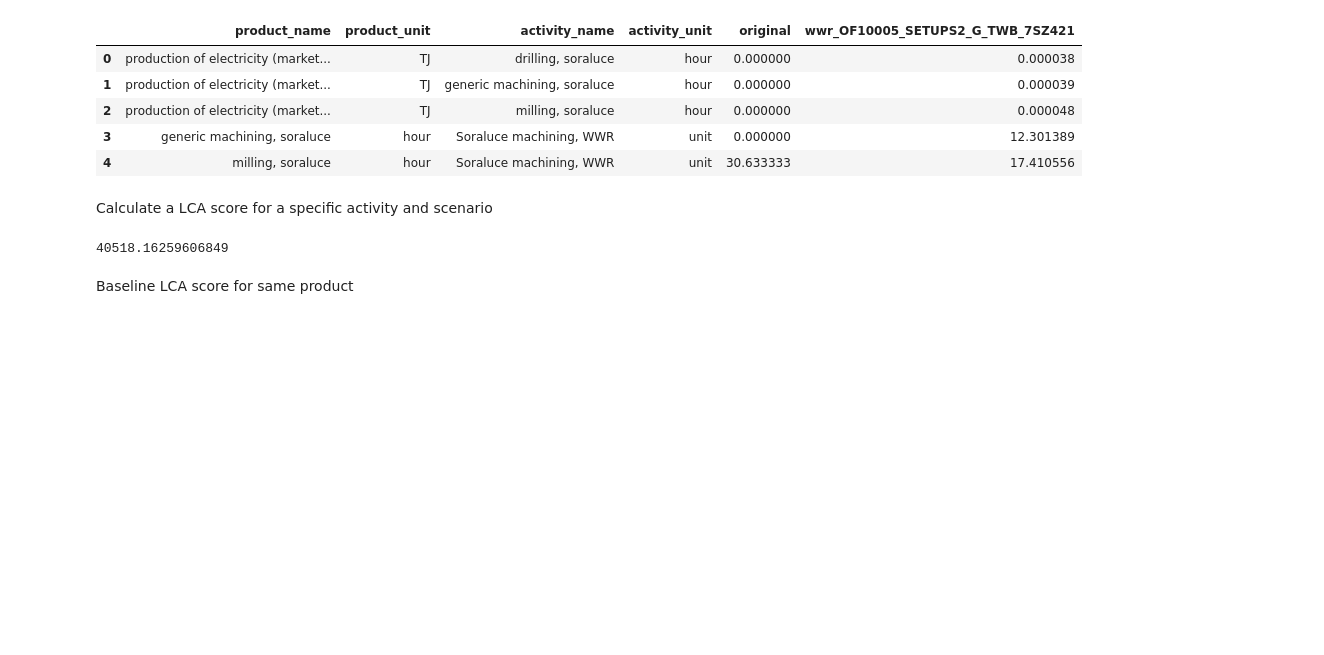
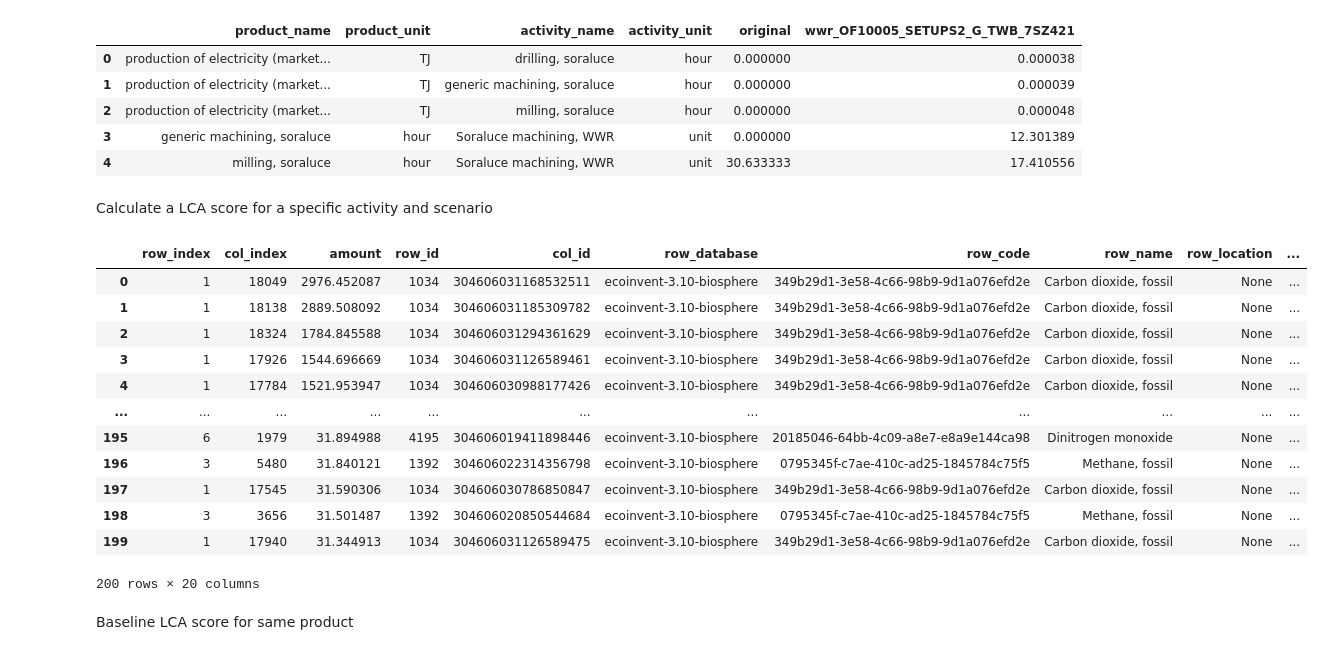
Before and after one commit to 20lca/reed, a Jupyter notebook: scripts/01_REED_analysis.ipynb, the cells around one changed output. Saved outputs shown, nothing was run; the diff lists cells and outputs as text; code cells hidden in the pictures; blank space fills up the shorter version.

```diff
--- a/scripts/01_REED_analysis.ipynb
+++ b/scripts/01_REED_analysis.ipynb
@@ -344,14 +346,28 @@ Calculate a LCA score for a specific activity and scenario
 # %%
 score, lca = lcia_for_activity_with_scenario(
     activity=product_activity,
     method=config.lcia_gwp100,
     scenario_df=full_scenario,
     scenario_col=None,     # "original" or None (for defined scenario)
     amount=demand
 )
 score
+
+lca.to_dataframe()
 # %% [output]
+|  | row_index | col_index | amount | row_id | col_id | row_database | row_code | row_name | row_location | ... |
+| 0 | 1 | 18049 | 2976.452087 | 1034 | 304606031168532511 | ecoinvent-3.10-biosphere | 349b29d1-3e58-4c66-98b9-9d1a076efd2e | Carbon dioxide, fossil | None | ... |
+| 1 | 1 | 18138 | 2889.508092 | 1034 | 304606031185309782 | ecoinvent-3.10-biosphere | 349b29d1-3e58-4c66-98b9-9d1a076efd2e | Carbon dioxide, fossil | None | ... |
+| 2 | 1 | 18324 | 1784.845588 | 1034 | 304606031294361629 | ecoinvent-3.10-biosphere | 349b29d1-3e58-4c66-98b9-9d1a076efd2e | Carbon dioxide, fossil | None | ... |
+| 3 | 1 | 17926 | 1544.696669 | 1034 | 304606031126589461 | ecoinvent-3.10-biosphere | 349b29d1-3e58-4c66-98b9-9d1a076efd2e | Carbon dioxide, fossil | None | ... |
+| 4 | 1 | 17784 | 1521.953947 | 1034 | 304606030988177426 | ecoinvent-3.10-biosphere | 349b29d1-3e58-4c66-98b9-9d1a076efd2e | Carbon dioxide, fossil | None | ... |
+| ... | ... | ... | ... | ... | ... | ... | ... | ... | ... | ... |
+| 195 | 6 | 1979 | 31.894988 | 4195 | 304606019411898446 | ecoinvent-3.10-biosphere | 20185046-64bb-4c09-a8e7-e8a9e144ca98 | Dinitrogen monoxide | None | ... |
+| 196 | 3 | 5480 | 31.840121 | 1392 | 304606022314356798 | ecoinvent-3.10-biosphere | 0795345f-c7ae-410c-ad25-1845784c75f5 | Methane, fossil | None | ... |
+| 197 | 1 | 17545 | 31.590306 | 1034 | 304606030786850847 | ecoinvent-3.10-biosphere | 349b29d1-3e58-4c66-98b9-9d1a076efd2e | Carbon dioxide, fossil | None | ... |
+| 198 | 3 | 3656 | 31.501487 | 1392 | 304606020850544684 | ecoinvent-3.10-biosphere | 0795345f-c7ae-410c-ad25-1845784c75f5 | Methane, fossil | None | ... |
+| 199 | 1 | 17940 | 31.344913 | 1034 | 304606031126589475 | ecoinvent-3.10-biosphere | 349b29d1-3e58-4c66-98b9-9d1a076efd2e | Carbon dioxide, fossil | None | ... |
-40518.16259606849
+200 rows × 20 columns
 # %% [markdown]
 Baseline LCA score for same product
 # %%
```
Also changed, not shown: parts of 8 cells of this notebook.
